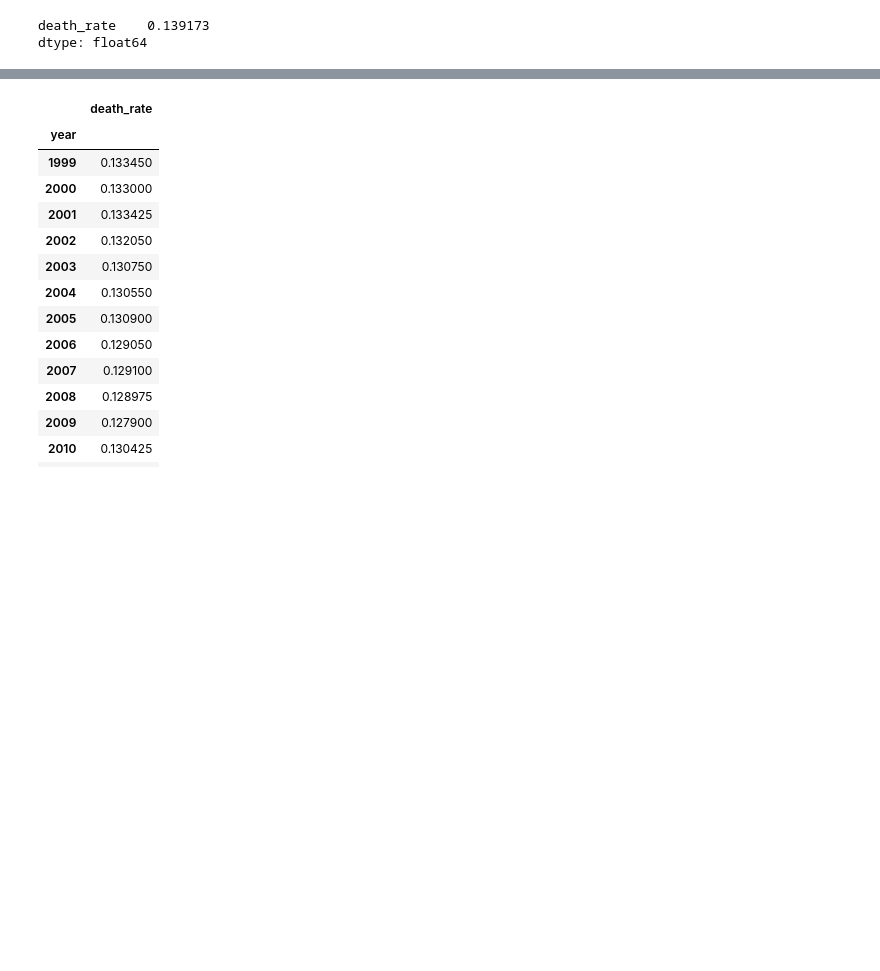
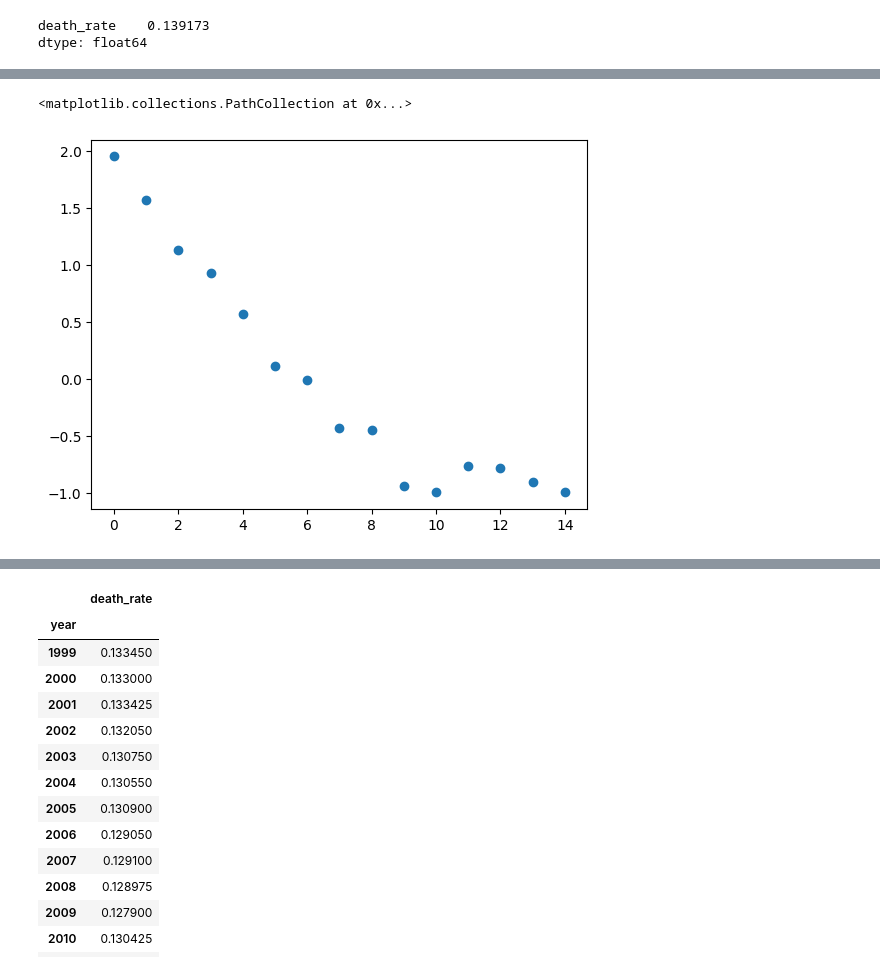
Before and after one commit to Caveexplorer/cdc_api_project, a Jupyter notebook: cdc_eda.ipynb, the cells around one changed output, grey strips where cells are left out. Drawn from its saved outputs; the diff is of its cells as text; code cells hidden in the pictures; blank space fills up the shorter version.

```diff
--- a/cdc_eda.ipynb
+++ b/cdc_eda.ipynb
@@ -119,0 +149,6 @@ From the above bar graph we can see that the White racial group has the highest
+# %%
+thing = (df[df['race'] == 'Black or African American']['death_rate'] - df[df['race'] == 'Black or African American']['death_rate'].mean()) / df[df['race'] == 'Black or African American']['death_rate'].std()
+plt.scatter(y = thing, x = range(len(thing)))
+# %% [output]
+<matplotlib.collections.PathCollection at 0x...>
+[figure, added]
```
Also changed, not shown: parts of 17 cells of this notebook.
